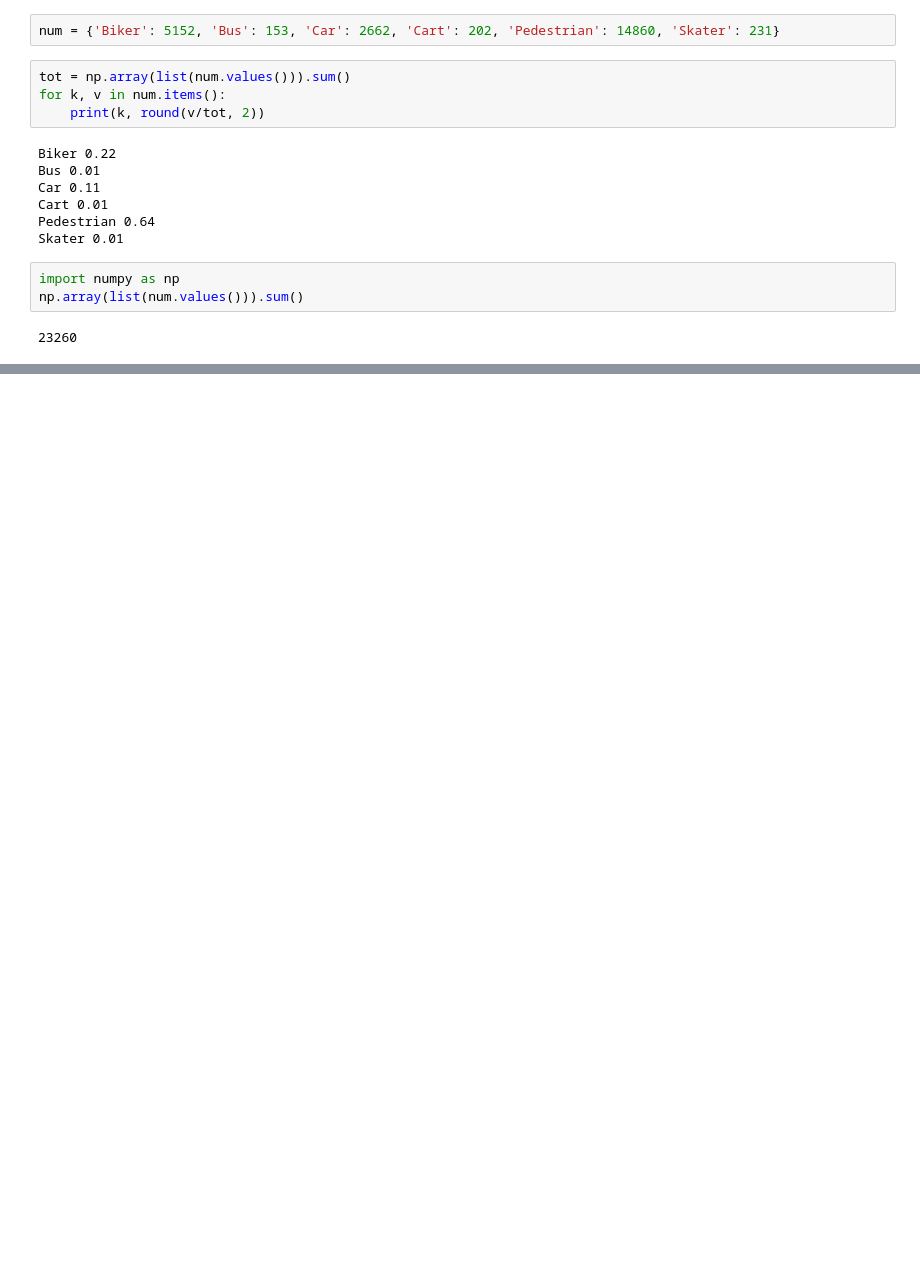
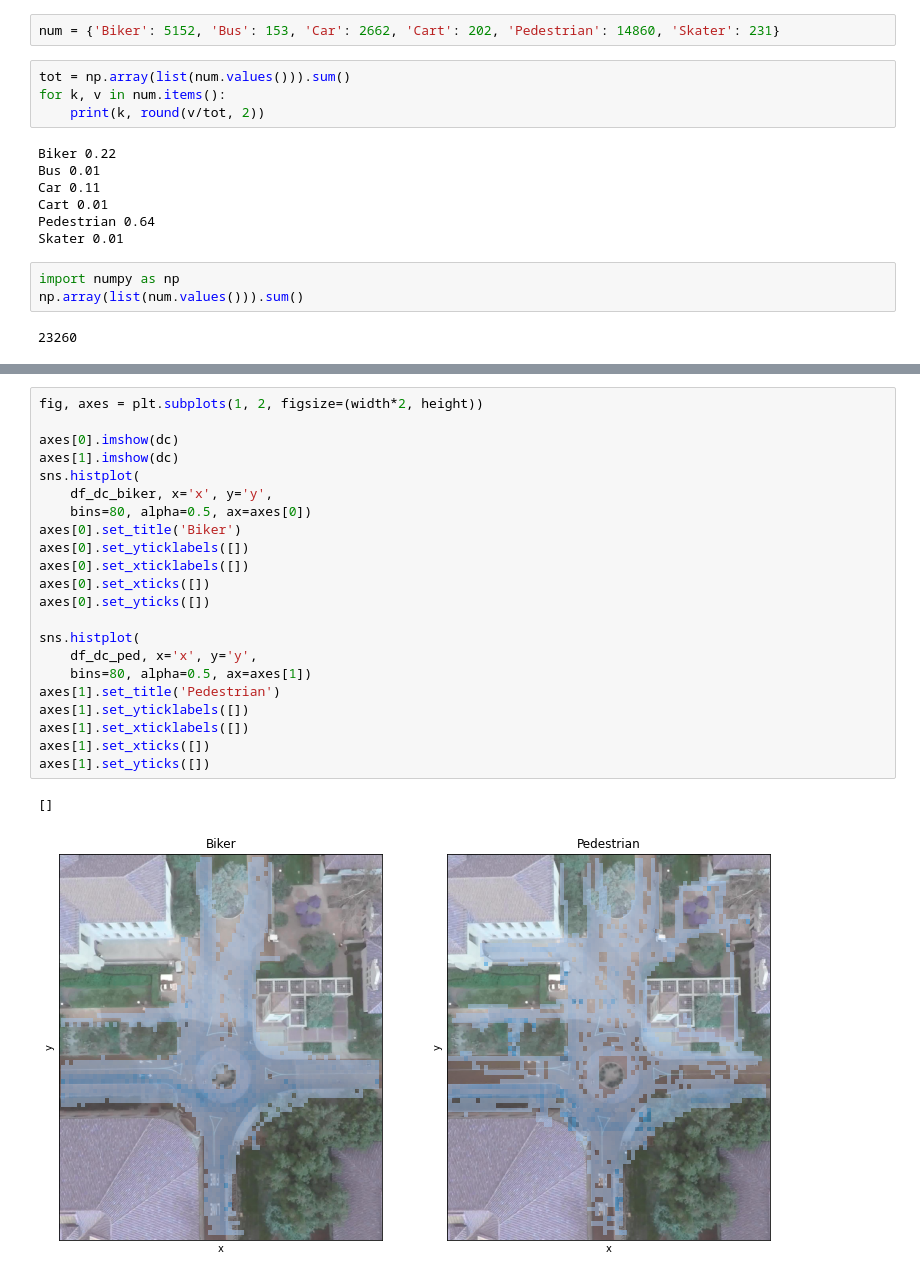
Before and after one commit to danyayay/ynet_adaptive, a Jupyter notebook: notebook/dataset.ipynb, the cells around one changed output, grey strips where cells are left out. Cells and saved outputs as stored; diff of their text form; blank space fills up the shorter version.

```diff
--- a/notebook/dataset.ipynb
+++ b/notebook/dataset.ipynb
@@ -379,0 +519,25 @@ np.array(list(num.values())).sum()
+# %%
+fig, axes = plt.subplots(1, 2, figsize=(width*2, height))
+
+axes[0].imshow(dc)
+axes[1].imshow(dc)
+sns.histplot(
+    df_dc_biker, x='x', y='y',
+    bins=80, alpha=0.5, ax=axes[0])
+axes[0].set_title('Biker')
+axes[0].set_yticklabels([])
+axes[0].set_xticklabels([])
+axes[0].set_xticks([])
+axes[0].set_yticks([])
+
+sns.histplot(
+    df_dc_ped, x='x', y='y',
+    bins=80, alpha=0.5, ax=axes[1])
+axes[1].set_title('Pedestrian')
+axes[1].set_yticklabels([])
+axes[1].set_xticklabels([])
+axes[1].set_xticks([])
+axes[1].set_yticks([])
+# %% [output]
+[]
+[figure, added]
```
Also changed, not shown: parts of 35 cells of this notebook, 2 other files.
